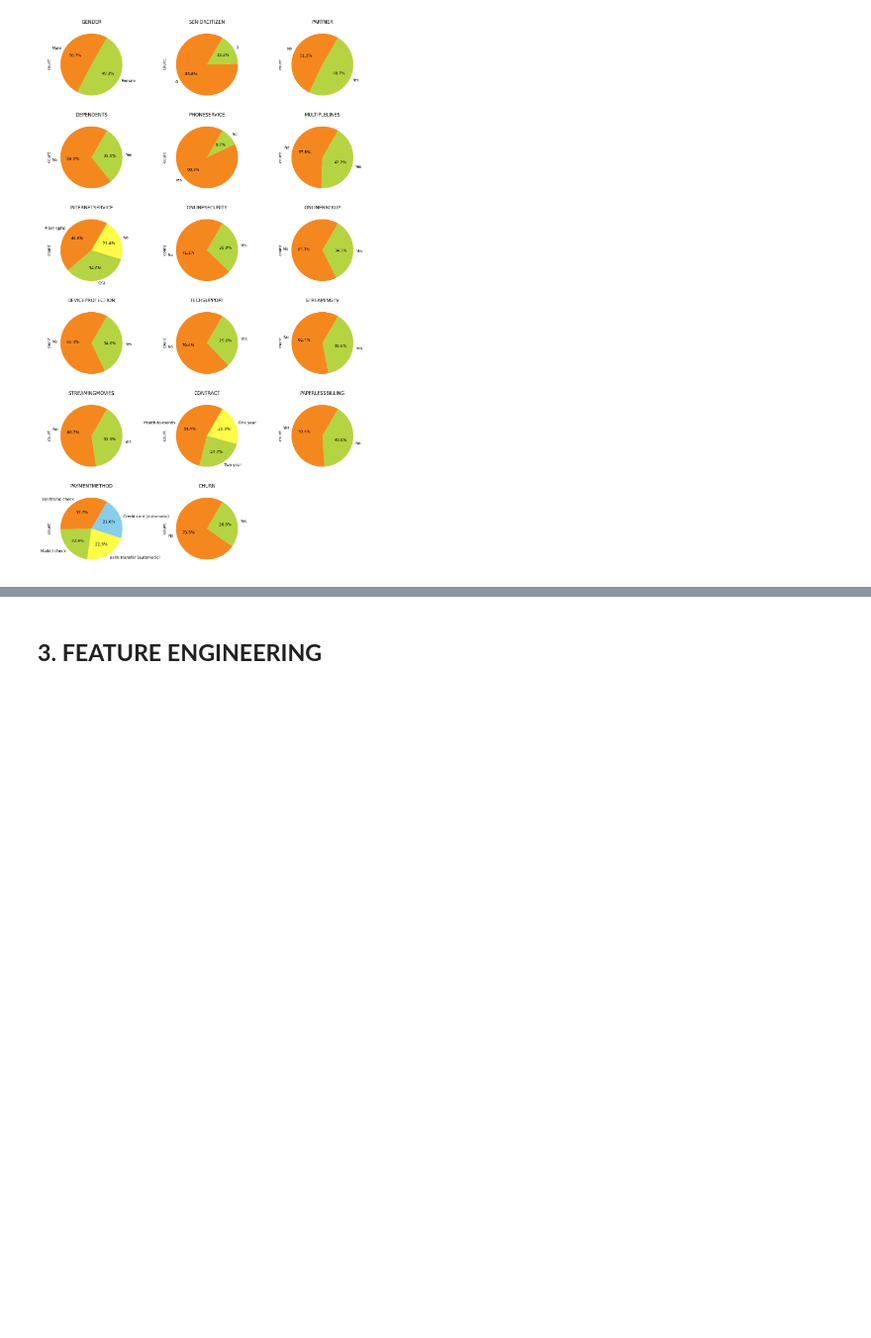
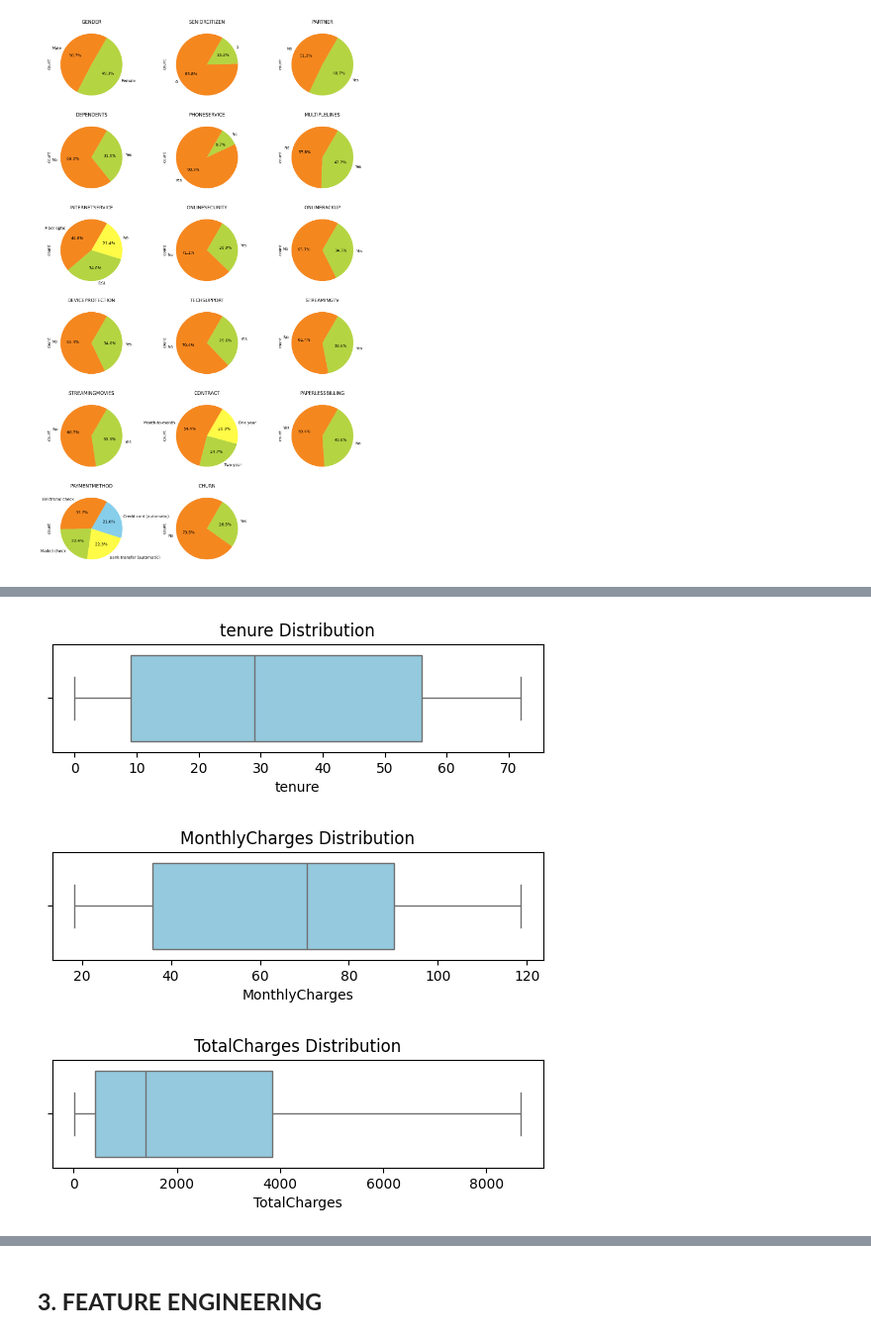
Before and after one commit to Rama-Mwenda/Customer_Churn, a Jupyter notebook: Notebooks/Customer_Churn.ipynb, the cells around one changed output, grey strips where cells are left out. Shown at 99% size. Cells and saved outputs as stored; diff of their text form; code cells hidden in the pictures; blank space fills up the shorter version.

```diff
--- a/Notebooks/Customer_Churn.ipynb
+++ b/Notebooks/Customer_Churn.ipynb
@@ -622,0 +631,10 @@ for i, var in enumerate(categorical):
+# %%
+for i, col in enumerate(numeric):
+    plt.subplot(3,1, i+1)
+    sns.boxplot(data=train[col], color='skyblue', orient='h')
+    plt.title(f'{col} Distribution')
+    plt.show()
+# %% [output]
+[figure, added]
+[figure, added]
+[figure, added]
```
Also changed, not shown: parts of 4 cells of this notebook.
